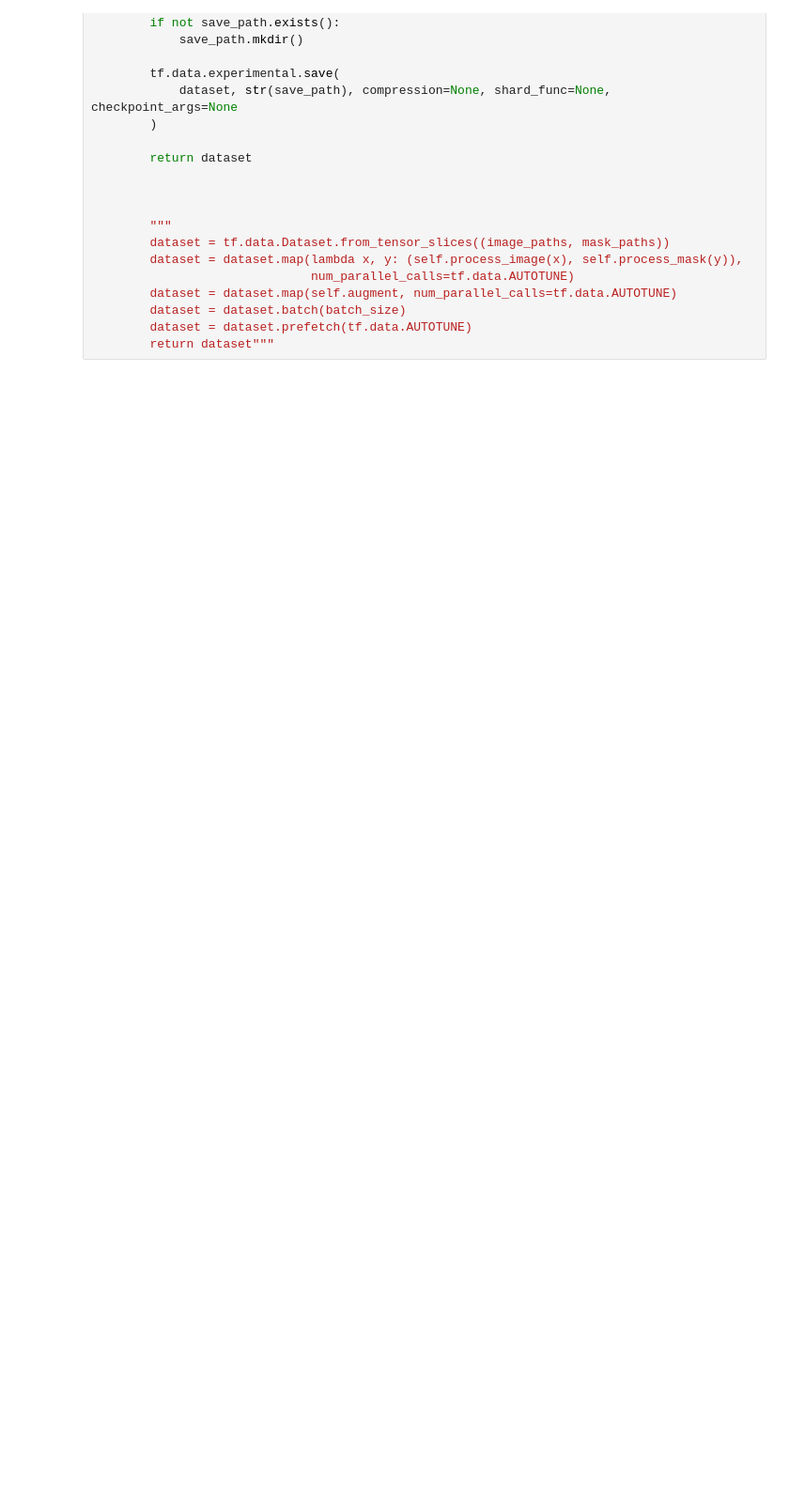
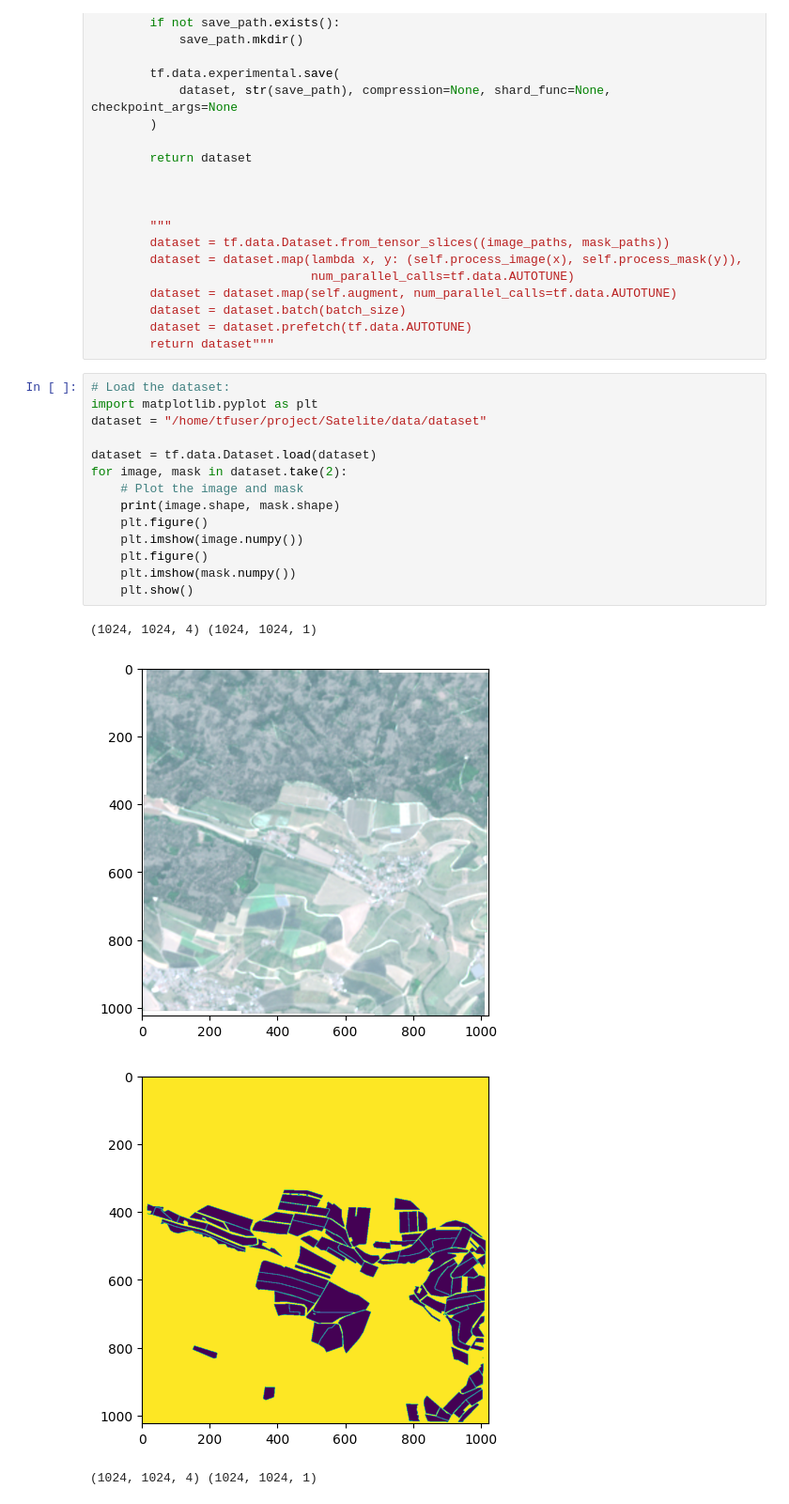
Before and after one commit to dennisshushackost/Satelite, a Jupyter notebook: augmentation.ipynb, the cells around one changed output. Shown at 94% size. Cells and saved outputs as stored; diff of their text form; blank space fills up the shorter version.

```diff
--- a/augmentation.ipynb
+++ b/augmentation.ipynb
@@ -180,3 +180,22 @@ class CreateTensorflowDataset:
         dataset = dataset.batch(batch_size)
         dataset = dataset.prefetch(tf.data.AUTOTUNE)
         return dataset"""
+# %%
+# Load the dataset:
+import matplotlib.pyplot as plt
+dataset = "/home/tfuser/project/Satelite/data/dataset"
+
+dataset = tf.data.Dataset.load(dataset)
+for image, mask in dataset.take(2):
+    # Plot the image and mask
+    print(image.shape, mask.shape)
+    plt.figure()
+    plt.imshow(image.numpy())
+    plt.figure()
+    plt.imshow(mask.numpy())
+    plt.show()
+# %% [output]
+(1024, 1024, 4) (1024, 1024, 1)
+[figure, added]
+[figure, added]
+(1024, 1024, 4) (1024, 1024, 1)
```
Also changed, not shown: parts of 2 cells of this notebook.
